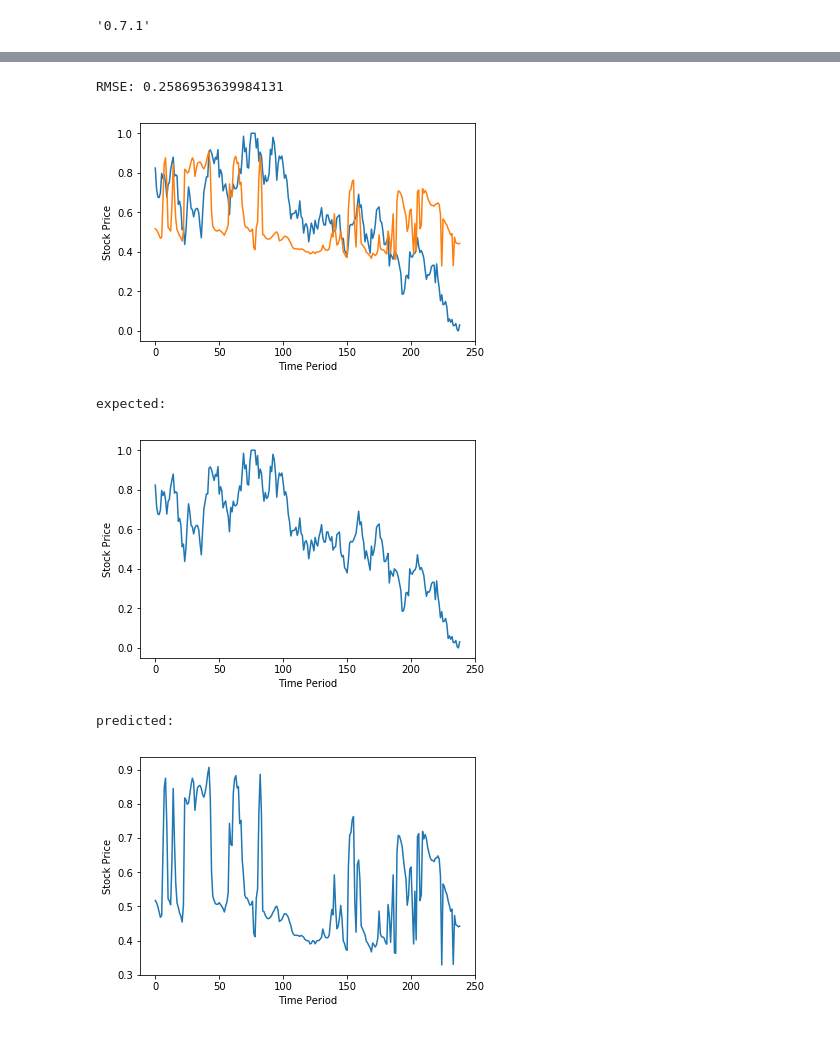
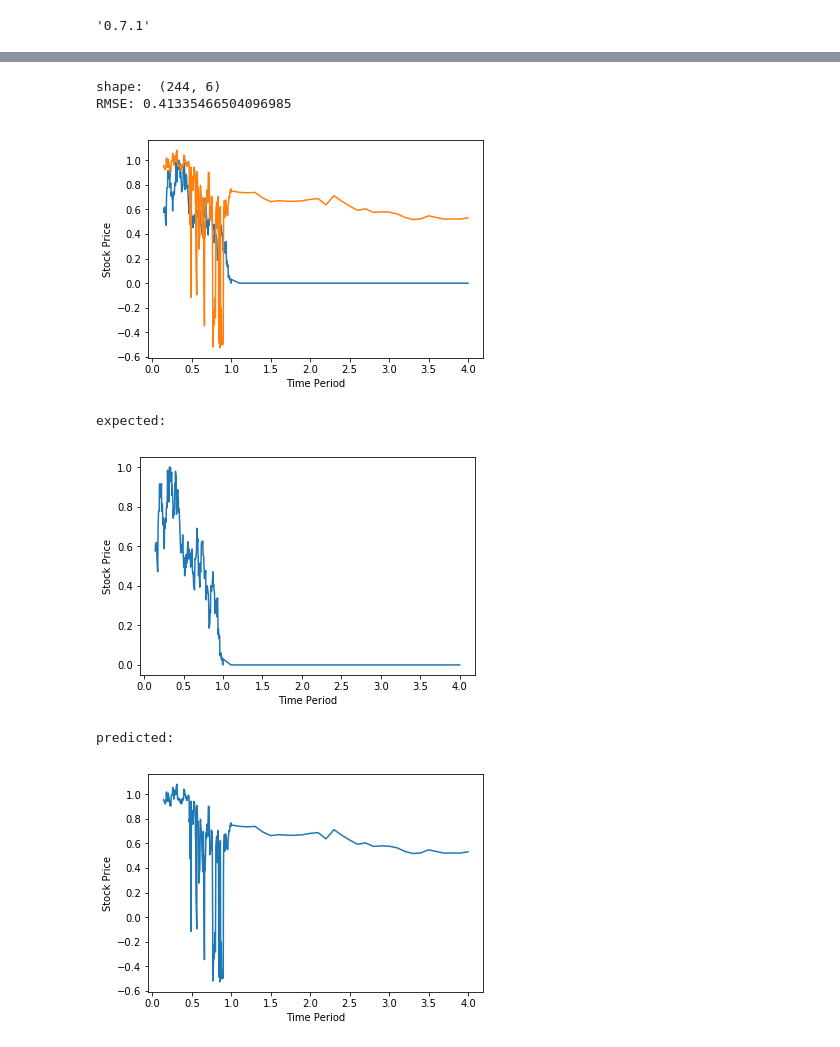
Before and after one commit to Kims-DeveloperGroup/stock-market-data-ML, a Jupyter notebook: daily_stock_price_prediction_prototype.ipynb, the cells around one changed output, grey strips where cells are left out. Saved outputs shown, nothing was run; the diff lists cells and outputs as text; code cells hidden in the pictures.

Commit message:
Update plot view by adding time_stamp

```diff
--- a/daily_stock_price_prediction_prototype.ipynb
+++ b/daily_stock_price_prediction_prototype.ipynb
@@ -47,6 +58,6 @@ def getDailyStockPriceData(code, startDate, endDate, sequence_length, plus_days_
     return extract_x_and_y(data, sequence_length, plus_days_to_predict)
 # %%
-data_dim = 5
+data_dim = 6
 hidden_dim = 10
 num_classes = 1
 sequence_length = 5
@@ -57,4 +68,4 @@ learning_rate = 0.01
 code = '005930'
 start_date_train = '1992-01-01'
 end_date_train = '2017-12-31'
-data_x, data_y = getDailyStockPriceData(code, start_date_train, end_date_train, sequence_length, 30)
+data_x, data_y, time_stamp_y = getDailyStockPriceData(code, start_date_train, end_date_train, sequence_length, 30)
@@ -93,7 +106,7 @@ rmse = tf.sqrt(tf.reduce_mean(tf.square(expected_results - predictions)))
 # %%
 sess = tf.Session()
 sess.run(tf.global_variables_initializer())
-for i in range(1000):
+for i in range(10000):
     _, step_loss = sess.run([train_op, loss], feed_dict={X: data_x, Y: data_y})
     if (i + 1) % 1000 == 0:
         print("[step: {}] loss: {}".format(i, step_loss))
@@ -117,10 +147,17 @@ RMSE: 0.055015742778778076  date range: 1992-01-01~2017-12-31
 # %%
 # Test step
-test_data_x, test_data_y = getDailyStockPriceData('000150', '2018-01-01', '2018-12-29', sequence_length, 30)
+test_data_x, test_data_y, test_data_time_stamp_y = getDailyStockPriceData('000150', '2018-01-01', '2018-12-29', sequence_length, 30)
 
 test_predict = sess.run(Y_pred, feed_dict={X: test_data_x})
 rmse_val = sess.run(rmse, feed_dict={expected_results: test_data_y, predictions: test_predict})
 print("RMSE: {}".format(rmse_val))
+
+# Plot predictions
+plt.plot(test_data_time_stamp_y, test_data_y)
+plt.plot(test_data_time_stamp_y, test_predict)
+plt.xlabel("Time Period")
+plt.ylabel("Stock Price")
+plt.show()
 
 # Plot predictions
 plt.plot(test_data_y)
@@ -128,6 +165,7 @@ plt.plot(test_predict)
 plt.xlabel("Time Period")
 plt.ylabel("Stock Price")
 plt.show()
+
 
 # test Y
 print("expeced:")
@@ -152,38 +192,36 @@ predicted:
 # %%
-test_data_2 = np.array(fdr.DataReader('005930', '2018-01-01', '2018-12-29'))
-test_data_2 = MinMaxScaler(test_data_2[:, 1:-1]) #시작가격, 최고가, 최적가, 종가, 거래량
-test_data_x_2, test_data_y_2 = extract_x_and_y(test_data_2, sequence_length)
-
 # Test step
+test_data_x_2, test_data_y_2, test_data_time_stamp_y_2 = getDailyStockPriceData('005930', '2018-01-01', '2018-12-29', sequence_length, 30)
 test_predict_2 = sess.run(Y_pred, feed_dict={X: test_data_x_2})
 rmse_val = sess.run(rmse, feed_dict={expected_results: test_data_y_2, predictions: test_predict_2})
 print("RMSE: {}".format(rmse_val))
 
 # Plot predictions
-plt.plot(test_data_y_2)
-plt.plot(test_predict_2)
+plt.plot(test_data_time_stamp_y_2, test_data_y_2)
+plt.plot(test_data_time_stamp_y_2, test_predict_2)
 plt.xlabel("Time Period")
 plt.ylabel("Stock Price")
 plt.show()
 
 # Plot predictions
 print("expected: ")
-plt.plot(test_data_y_2)
+plt.plot(test_data_time_stamp_y_2, test_data_y_2)
 plt.xlabel("Time Period")
 plt.ylabel("Stock Price")
 plt.show()
 
 # Plot predictions
 print("predicted: ")
-plt.plot(test_predict_2)
+plt.plot(test_data_time_stamp_y_2, test_predict_2)
 plt.xlabel("Time Period")
 plt.ylabel("Stock Price")
 plt.show()
 # %% [output]
-RMSE: 0.2586953639984131
+shape:  (244, 6)
+RMSE: 0.41335466504096985
-[figure, old version]
+[figure, new version]
 expected:
-[figure, old version]
+[figure, new version]
 predicted:
-[figure, old version]
+[figure, new version]
 # %%
```
Also changed, not shown: parts of 7 cells of this notebook.
